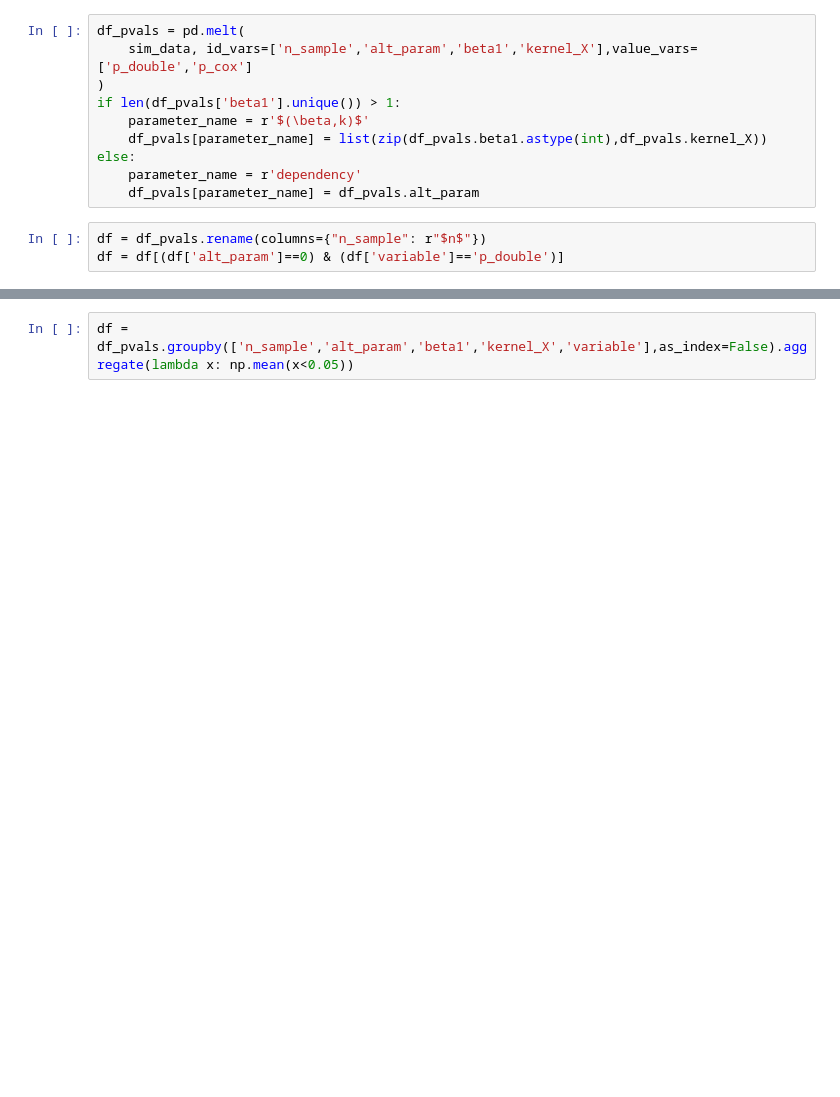
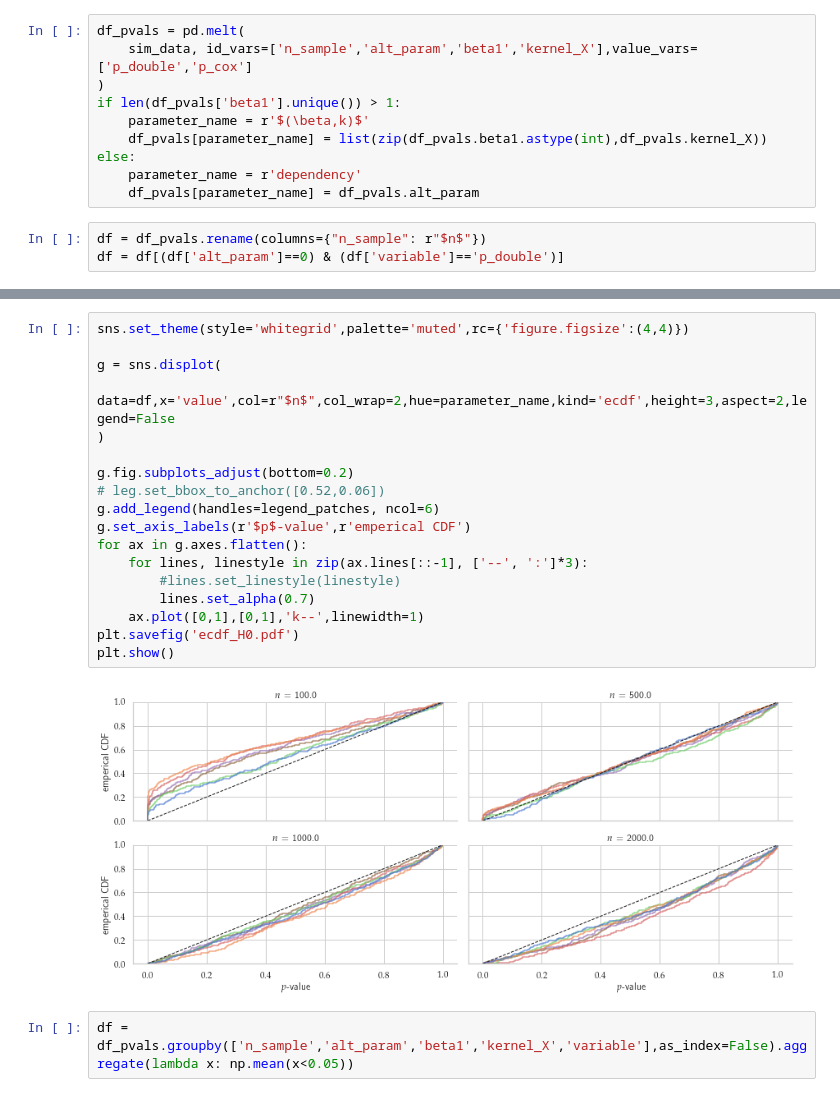
Before and after one commit to AlexanderChristgau/nonparametric-cli-test, a Jupyter notebook: Simulations/plot_alternative.ipynb, the cells around one changed output, grey strips where cells are left out. Saved outputs shown, nothing was run; the diff lists cells and outputs as text; blank space fills up the shorter version.

```diff
--- a/Simulations/plot_alternative.ipynb
+++ b/Simulations/plot_alternative.ipynb
@@ -88,3 +84,23 @@ plt.show()
+# %%
+sns.set_theme(style='whitegrid',palette='muted',rc={'figure.figsize':(4,4)})
+
+g = sns.displot(
+    data=df,x='value',col=r"$n$",col_wrap=2,hue=parameter_name,kind='ecdf',height=3,aspect=2,legend=False
+)
+
+g.fig.subplots_adjust(bottom=0.2)
+# leg.set_bbox_to_anchor([0.52,0.06])
+g.add_legend(handles=legend_patches, ncol=6)
+g.set_axis_labels(r'$p$-value',r'emperical CDF')
+for ax in g.axes.flatten():
+    for lines, linestyle in zip(ax.lines[::-1], ['--', ':']*3):
+        #lines.set_linestyle(linestyle)
+        lines.set_alpha(0.7)
+    ax.plot([0,1],[0,1],'k--',linewidth=1)
+plt.savefig('ecdf_H0.pdf')
+plt.show()
+# %% [output]
+[figure, added]
 # %%
 df = df_pvals.groupby(['n_sample','alt_param','beta1','kernel_X','variable'],as_index=False).aggregate(lambda x: np.mean(x<0.05))
 # %%
```
Also changed, not shown: parts of 22 cells of this notebook, 5 other files.
